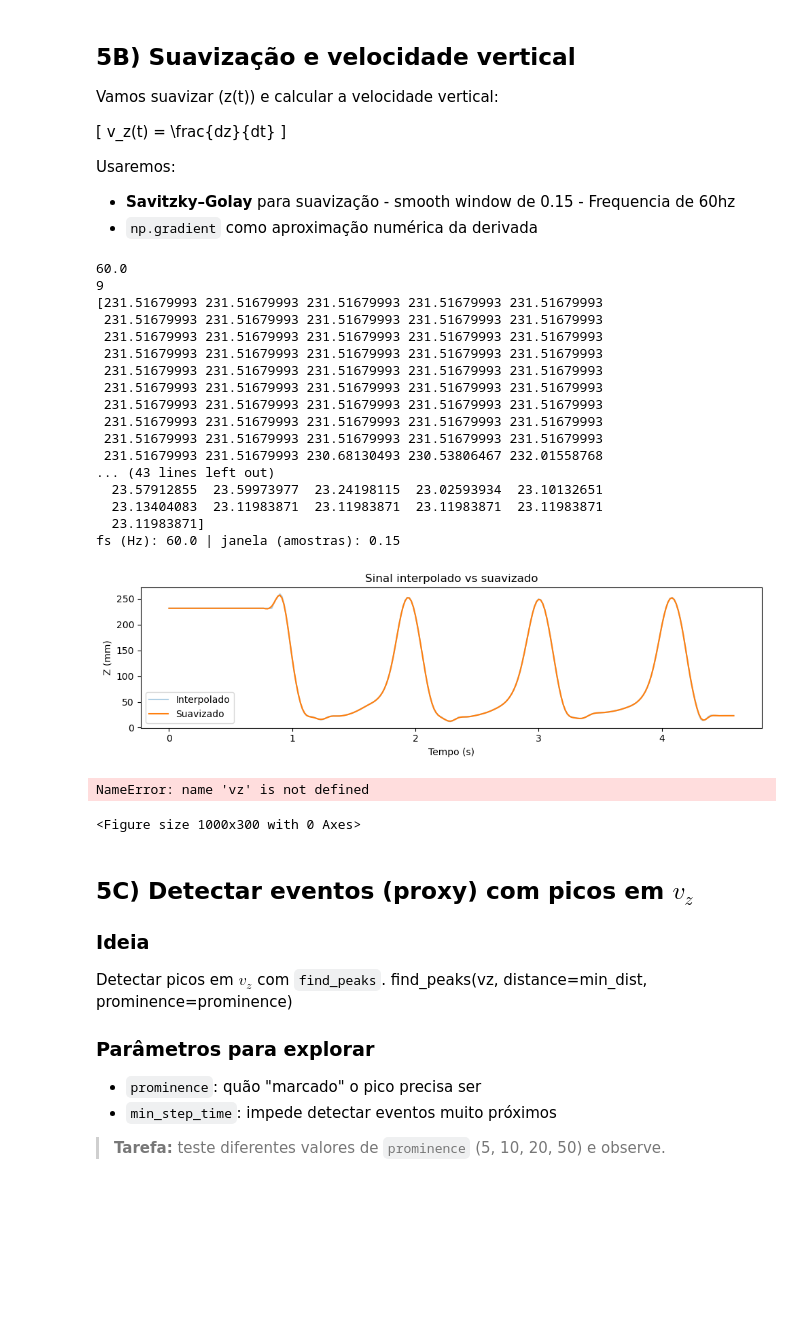
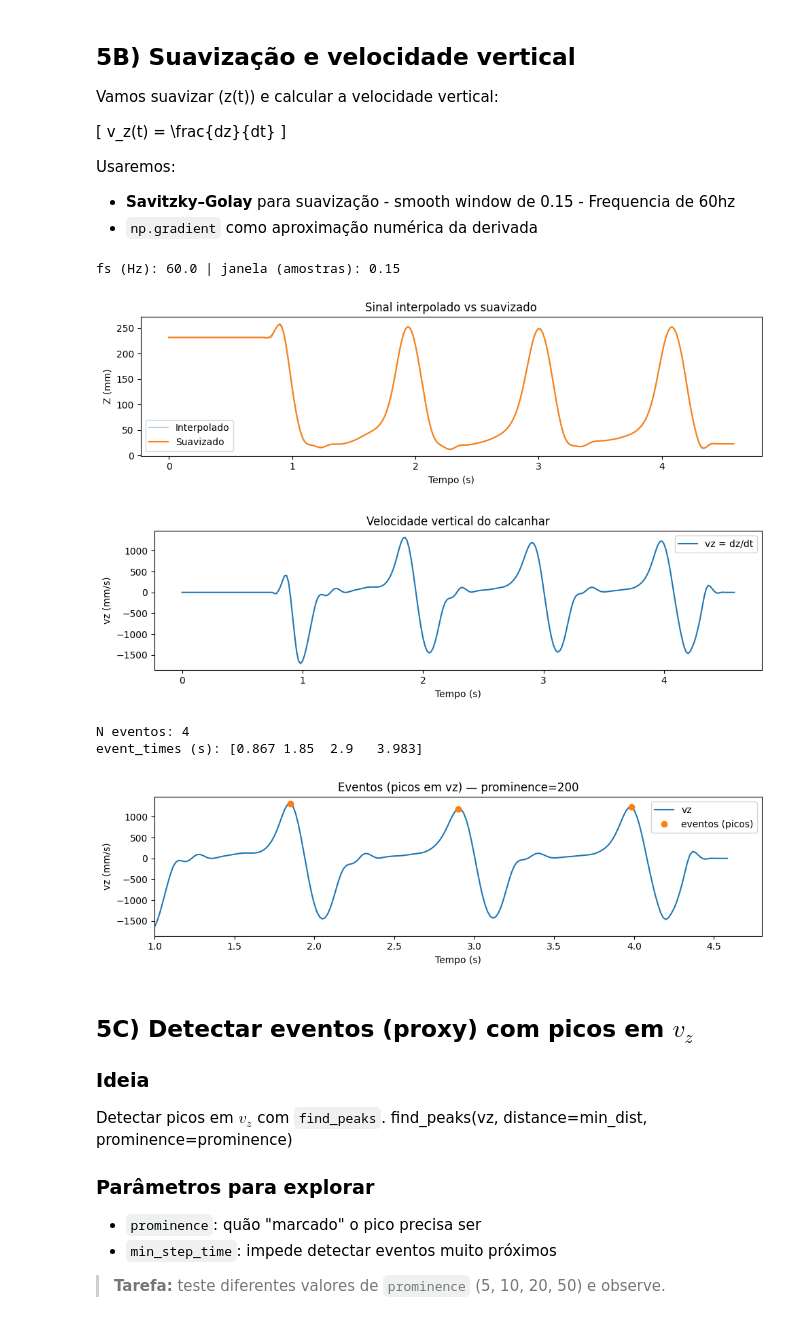
Before and after one commit to tomazcavalcantee/IDOR, a Jupyter notebook: Avaliação_do_andar/Atividade1_Alunos1_IMPATECH_Alunos_Pipeline_Construcao.ipynb, the cells around one changed output. Drawn from its saved outputs; the diff is of its cells as text; code cells hidden in the pictures; blank space fills up the shorter version.

```diff
--- a/Avaliação_do_andar/Atividade1_Alunos1_IMPATECH_Alunos_Pipeline_Construcao.ipynb
+++ b/Avaliação_do_andar/Atividade1_Alunos1_IMPATECH_Alunos_Pipeline_Construcao.ipynb
@@ -264,60 +264,50 @@ wl = int(fs*win)
 
 z_s = savgol_filter(z_f,wl,2)
 
+def v_z(t):
+
+
+    fs = 1 / np.mean(np.diff(t))
+    return np.gradient(z_s, t)
+
+
     # implementar suavização
     # computar [ v_z(t) = \frac{dz}{dt} ]
-
+vz = v_z(t)
 
 
 
 print("fs (Hz):", round(fs, 2), "| janela (amostras):", win)
 
 plt.figure(figsize=(10,3))
 plt.plot(t, z_f, alpha=0.35, label="Interpolado")
 plt.plot(t, z_s, label="Suavizado")
 plt.xlabel("Tempo (s)")
 plt.ylabel("Z (mm)")
 plt.title("Sinal interpolado vs suavizado")
 plt.legend()
 plt.tight_layout()
 plt.show()
 
 plt.figure(figsize=(10,3))
 plt.plot(t, vz, label="vz = dz/dt")
 plt.xlabel("Tempo (s)")
 plt.ylabel("vz (mm/s)")
 plt.title("Velocidade vertical do calcanhar")
 plt.legend()
 plt.tight_layout()
 plt.show()
 # %% [output]
-60.0
-9
-[231.51679993 231.51679993 231.51679993 231.51679993 231.51679993
- 231.51679993 231.51679993 231.51679993 231.51679993 231.51679993
- 231.51679993 231.51679993 231.51679993 231.51679993 231.51679993
- 231.51679993 231.51679993 231.51679993 231.51679993 231.51679993
- 231.51679993 231.51679993 231.51679993 231.51679993 231.51679993
- 231.51679993 231.51679993 231.51679993 231.51679993 231.51679993
- 231.51679993 231.51679993 231.51679993 231.51679993 231.51679993
- 231.51679993 231.51679993 231.51679993 231.51679993 231.51679993
- 231.51679993 231.51679993 231.51679993 231.51679993 231.51679993
- 231.51679993 231.51679993 230.68130493 230.53806467 232.01558768
-... (43 lines left out)
-  23.57912855  23.59973977  23.24198115  23.02593934  23.10132651
-  23.13404083  23.11983871  23.11983871  23.11983871  23.11983871
-  23.11983871]
 fs (Hz): 60.0 | janela (amostras): 0.15
 [figure]
-NameError: name 'vz' is not defined
-<Figure size 1000x300 with 0 Axes>
+[figure, added]
 # %%
 from scipy.signal import find_peaks
 
 min_step_time = 0.35
 min_dist = int(min_step_time * fs)
 
-prominence = 10  # <- EXPERIMENTE: 5, 10, 20, 50
+prominence = 200  # <- EXPERIMENTE: 5, 10, 20, 50
 peaks, props = find_peaks(vz, distance=min_dist, prominence=prominence)
 event_times = t[peaks]
 
@@ -334,6 +324,10 @@ plt.title(f"Eventos (picos em vz) — prominence={prominence}")
 plt.legend()
 plt.tight_layout()
 plt.show()
+# %% [output]
+N eventos: 4
+event_times (s): [0.867 1.85  2.9   3.983]
+[figure, added]
 # %% [markdown]
 ## 5C) Detectar eventos (proxy) com picos em $v_z$
 
```
Also changed, not shown: parts of 4 cells of this notebook.
